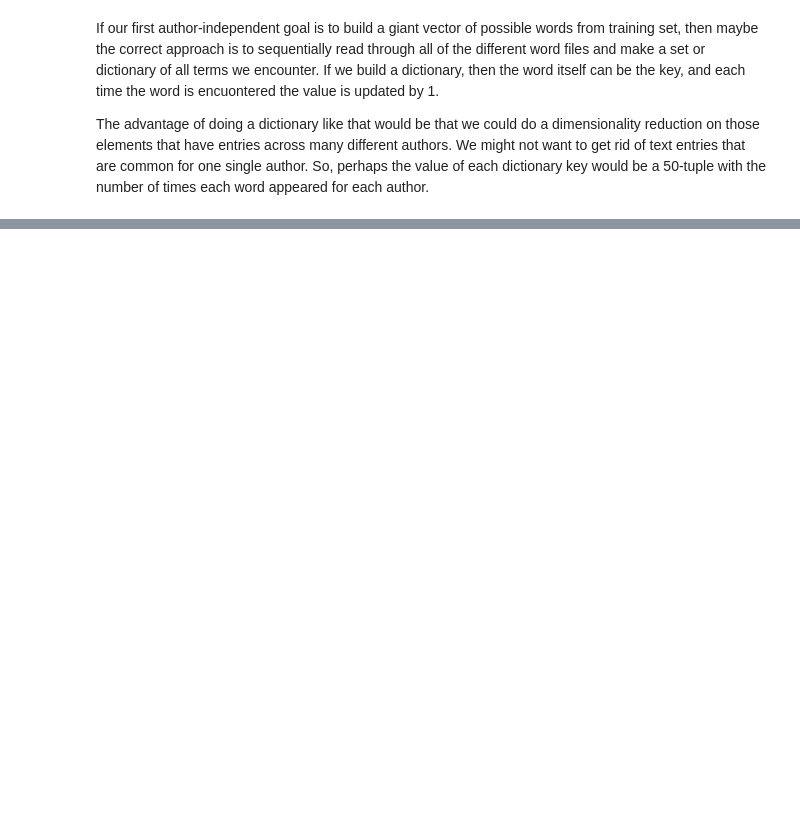
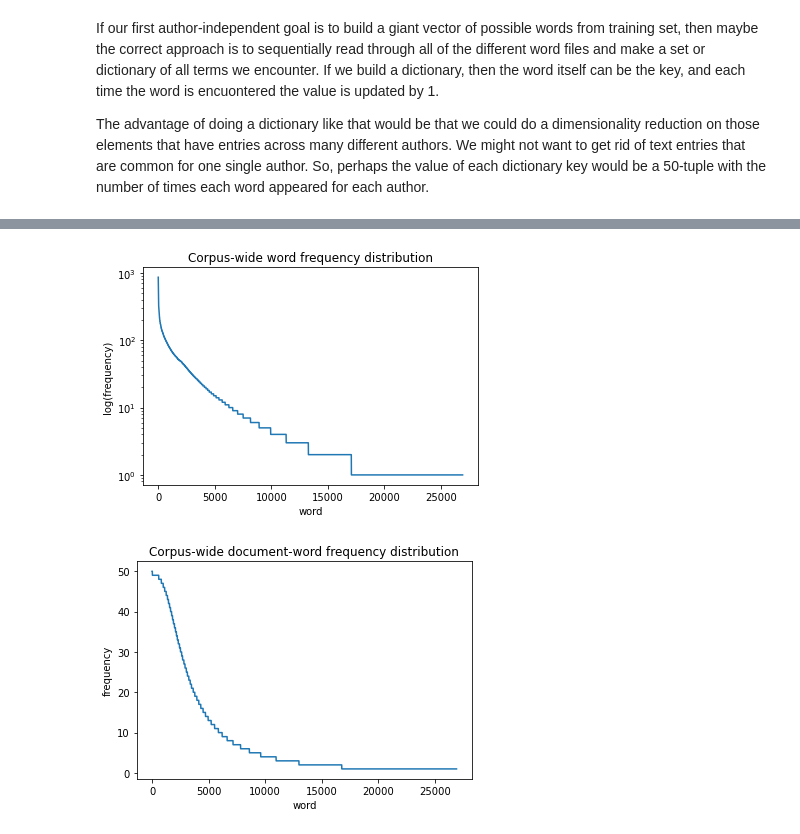
Before and after one commit to QMux/cmpe-255-project, a Jupyter notebook: Authorship_group_project.ipynb, the cells around one changed output, grey strips where cells are left out. Saved outputs shown, nothing was run; the diff lists cells and outputs as text; code cells hidden in the pictures; blank space fills up the shorter version.

```diff
--- a/Authorship_group_project.ipynb
+++ b/Authorship_group_project.ipynb
@@ -261,0 +546,6 @@ _ = plotDf(list_of_authors_words2)
+# %%
+_ = plotWf(list_of_authors_words_Reference)
+_ = plotDf(list_of_authors_words_Reference)
+# %% [output]
+[figure, added]
+[figure, added]
```
Also changed, not shown: parts of 48 cells of this notebook.
